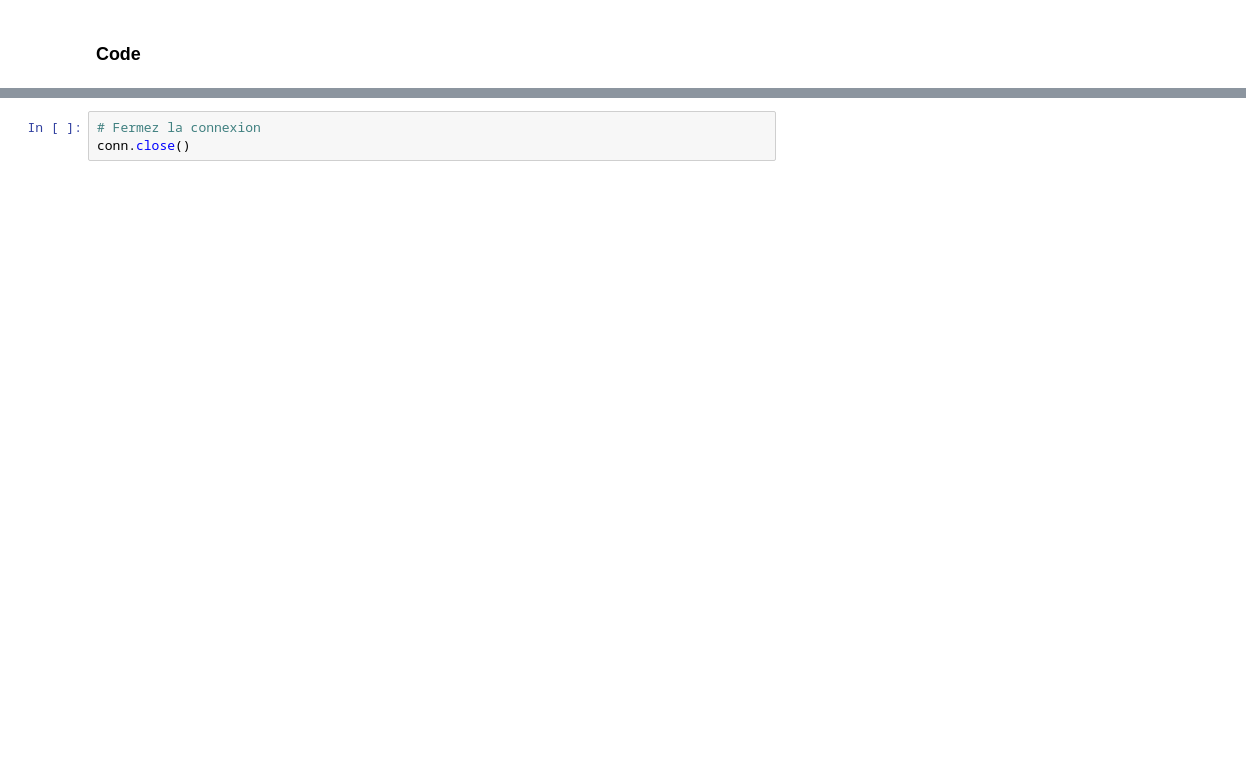
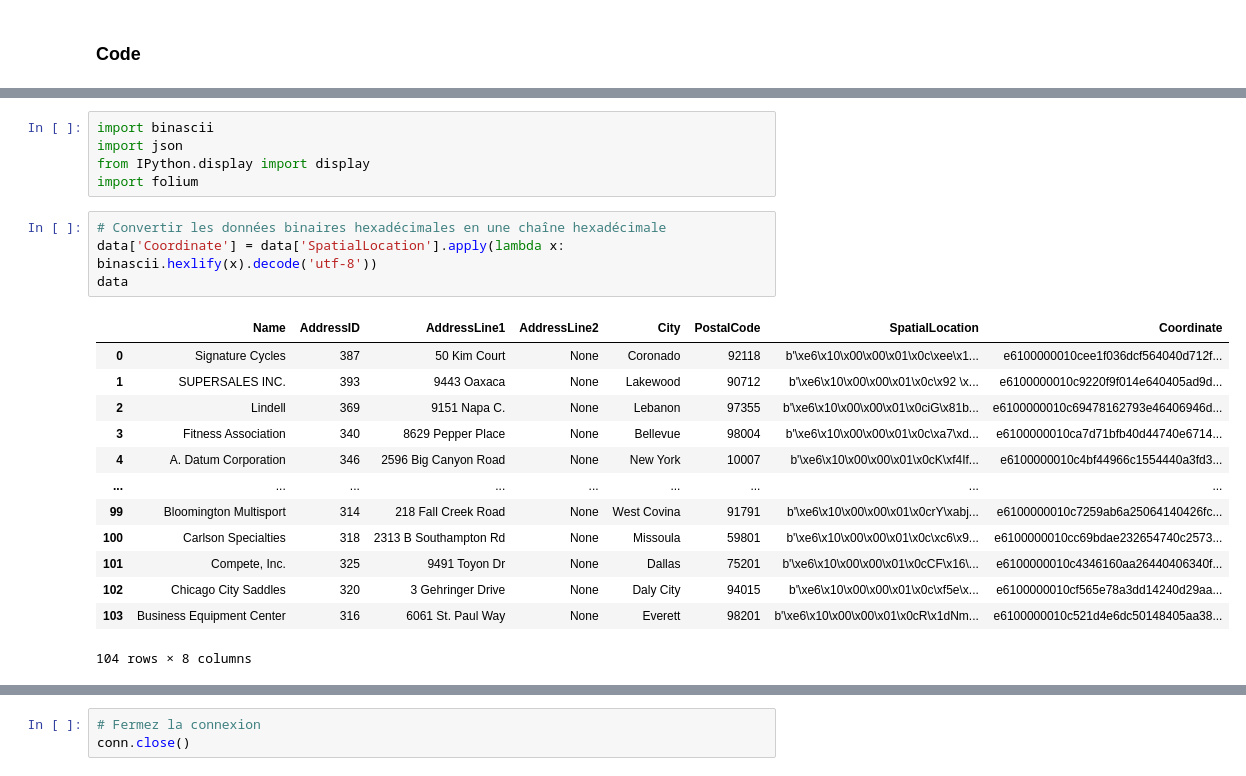
Before and after one commit to Sebastien6631/FoliumProject, a Jupyter notebook: Folium_Project.ipynb, the cells around one changed output, grey strips where cells are left out. Cells and saved outputs as stored; diff of their text form; blank space fills up the shorter version.

```diff
--- a/Folium_Project.ipynb
+++ b/Folium_Project.ipynb
@@ -64,0 +77,23 @@ data
+# %%
+import binascii
+import json
+from IPython.display import display
+import folium
+# %%
+# Convertir les données binaires hexadécimales en une chaîne hexadécimale
+data['Coordinate'] = data['SpatialLocation'].apply(lambda x: binascii.hexlify(x).decode('utf-8'))
+data
+# %% [output]
+|  | Name | AddressID | AddressLine1 | AddressLine2 | City | PostalCode | SpatialLocation | Coordinate |
+| 0 | Signature Cycles | 387 | 50 Kim Court | None | Coronado | 92118 | b'\xe6\x10\x00\x00\x01\x0c\xee\x1... | e6100000010cee1f036dcf564040d712f... |
+| 1 | SUPERSALES INC. | 393 | 9443 Oaxaca | None | Lakewood | 90712 | b'\xe6\x10\x00\x00\x01\x0c\x92 \x... | e6100000010c9220f9f014e640405ad9d... |
+| 2 | Lindell | 369 | 9151 Napa C. | None | Lebanon | 97355 | b'\xe6\x10\x00\x00\x01\x0ciG\x81b... | e6100000010c69478162793e46406946d... |
+| 3 | Fitness Association | 340 | 8629 Pepper Place | None | Bellevue | 98004 | b'\xe6\x10\x00\x00\x01\x0c\xa7\xd... | e6100000010ca7d71bfb40d44740e6714... |
+| 4 | A. Datum Corporation | 346 | 2596 Big Canyon Road | None | New York | 10007 | b'\xe6\x10\x00\x00\x01\x0cK\xf4If... | e6100000010c4bf44966c1554440a3fd3... |
+| ... | ... | ... | ... | ... | ... | ... | ... | ... |
+| 99 | Bloomington Multisport | 314 | 218 Fall Creek Road | None | West Covina | 91791 | b'\xe6\x10\x00\x00\x01\x0crY\xabj... | e6100000010c7259ab6a25064140426fc... |
+| 100 | Carlson Specialties | 318 | 2313 B Southampton Rd | None | Missoula | 59801 | b'\xe6\x10\x00\x00\x01\x0c\xc6\x9... | e6100000010cc69bdae232654740c2573... |
+| 101 | Compete, Inc. | 325 | 9491 Toyon Dr | None | Dallas | 75201 | b'\xe6\x10\x00\x00\x01\x0cCF\x16\... | e6100000010c4346160aa26440406340f... |
+| 102 | Chicago City Saddles | 320 | 3 Gehringer Drive | None | Daly City | 94015 | b'\xe6\x10\x00\x00\x01\x0c\xf5e\x... | e6100000010cf565e78a3dd14240d29aa... |
+| 103 | Business Equipment Center | 316 | 6061 St. Paul Way | None | Everett | 98201 | b'\xe6\x10\x00\x00\x01\x0cR\x1dNm... | e6100000010c521d4e6dc50148405aa38... |
+104 rows × 8 columns
```
Also changed, not shown: parts of 12 cells of this notebook.
